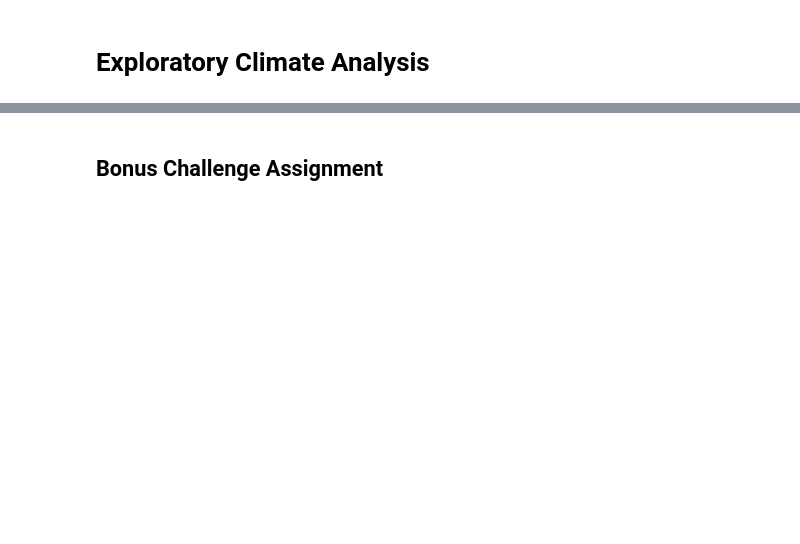
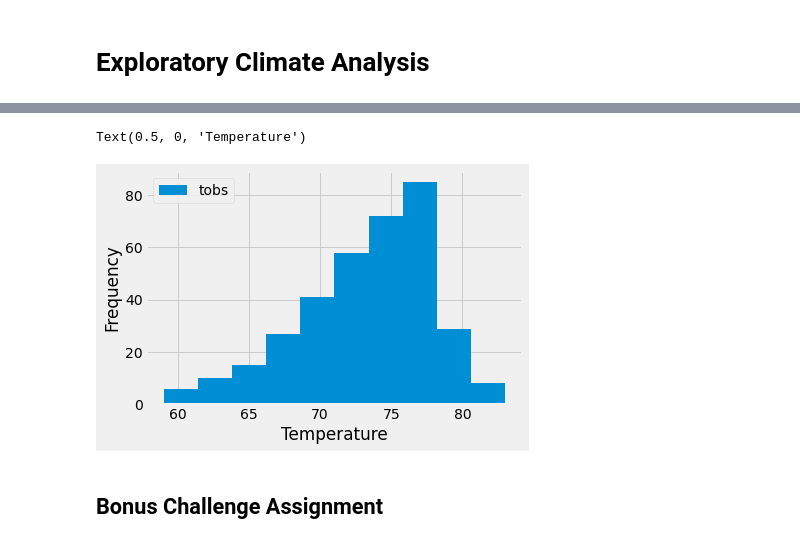
Before and after one commit to Geogith/Climate-Analysis, a Jupyter notebook: climate_starter.ipynb, the cells around one changed output, grey strips where cells are left out. Cells and saved outputs as stored; diff of their text form; code cells hidden in the pictures; blank space fills up the shorter version.

```diff
--- a/climate_starter.ipynb
+++ b/climate_starter.ipynb
@@ -54,3 +186,6 @@ base.classes.keys()
 # %%
 # What are the most active stations? (i.e. what stations have the most rows)?
 # List the stations and the counts in descending order.
+
+df = pd.DataFrame(session.query(measurement.station, measurement.date, measurement.tobs).all())
+df.station.value_counts()
@@ -60,6 +217,14 @@ base.classes.keys()
 # %%
 # Choose the station with the highest number of temperature observations.
 # Query the last 12 months of temperature observation data for this station and plot the results as a histogram
+temps = df[(df.station=="USC00519281") & (df.date>="2016-08-24")].tobs
+plt.hist(temps, label="tobs")
+plt.legend()
+plt.ylabel("Frequency")
+plt.xlabel("Temperature")
+# %% [output]
+Text(0.5, 0, 'Temperature')
+[figure, added]
 # %% [markdown]
 ## Bonus Challenge Assignment
 # %%
```
Also changed, not shown: parts of 18 cells of this notebook.
